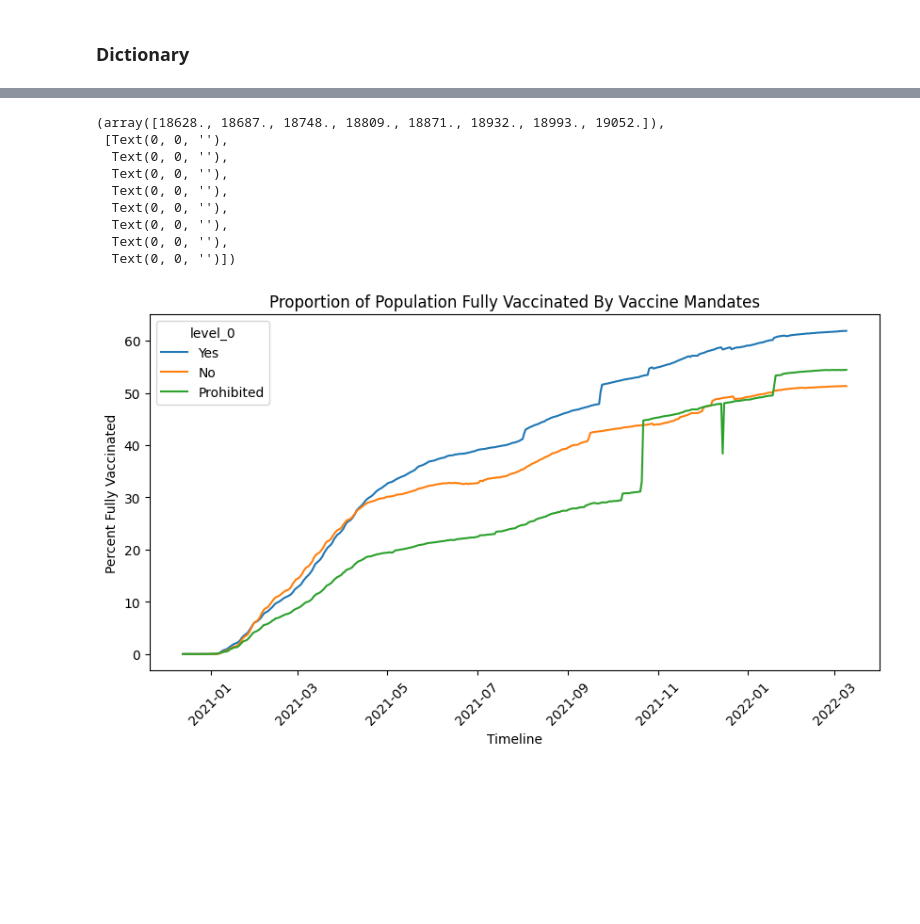
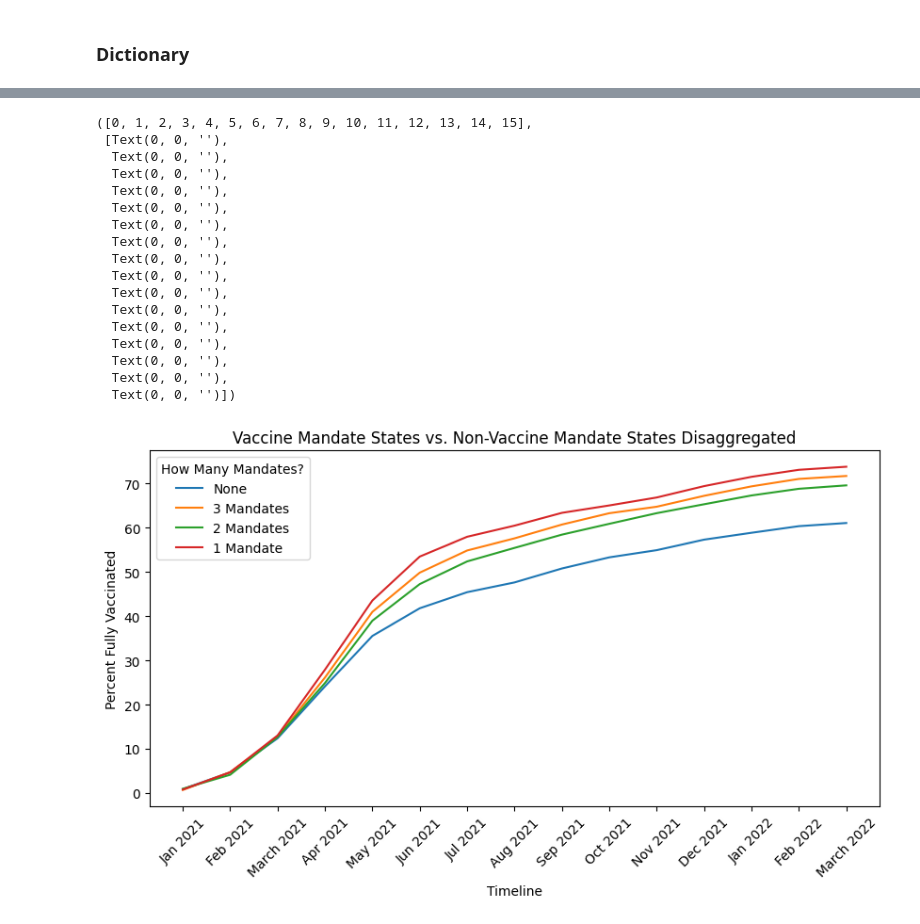
Before and after one commit to youribenadjaoud/mph-thesis, a Jupyter notebook: src/notebooks/domestic_exploration.ipynb, the cells around one changed output, grey strips where cells are left out. Drawn from its saved outputs; the diff is of its cells as text; code cells hidden in the pictures; blank space fills up the shorter version.

```diff
--- a/src/notebooks/domestic_exploration.ipynb
+++ b/src/notebooks/domestic_exploration.ipynb
@@ -147,0 +113,2 @@ vacc_all_jhu_pop[
+# %%
+vacc_final["Total"] = vacc_final["Total"].apply(pd.to_numeric)
@@ -148,14 +121,31 @@ vacc_all_jhu_pop[
+# %%
+# Assign a new column dependent on how many mandates each state had
+
+
+def label_mandate(row):
+    if row["Location"] in three_mandates:
+        return "3 Mandates"
+    elif row["Location"] in two_mandates:
+        return "2 Mandates"
+    elif row["Location"] in one_mandate:
+        return "1 Mandate"
+    return "None"
+
+
+vacc_final["How Many Mandates?"] = vacc_final.apply(
+    lambda row: label_mandate(row), axis=1
+)
 # %%
 # Pre-plot work to make graph prettier and df easier to work with
 
-vacc_all_jhu_pop["Month"] = pd.DatetimeIndex(vacc_all_jhu_pop["Date"]).month
-vacc_all_jhu_pop["Year"] = pd.DatetimeIndex(vacc_all_jhu_pop["Date"]).year
+vacc_final["Month"] = pd.DatetimeIndex(vacc_final["Date"]).month
+vacc_final["Year"] = pd.DatetimeIndex(vacc_final["Date"]).year
 
-vacc_all_jhu_pop["Month"] = vacc_all_jhu_pop["Month"].replace(
+vacc_final["Month"] = vacc_final["Month"].replace(
     {
         1: "Jan",
         2: "Feb",
-        3: "Mar",
+        3: "March",
         4: "Apr",
         5: "May",
         6: "Jun",
@@ -168,11 +158,9 @@ vacc_all_jhu_pop["Month"] = vacc_all_jhu_pop["Month"].replace(
     }
 )
 
-vacc_all_jhu_pop["Time"] = (
-    vacc_all_jhu_pop["Month"].astype(str) + " " + vacc_all_jhu_pop["Year"].astype(str)
+vacc_final["Time"] = (
+    vacc_final["Month"].astype(str) + " " + vacc_final["Year"].astype(str)
 )
-
-vacc_all_jhu_pop.rename(columns={"level_0": "Mandate?"}, inplace=True)
 # %%
 # JHU Vaccine Rates (based on Census 2019 Population) Plot
 
@@ -211,24 +199,35 @@ plt.xticks(rotation=45)
 # %%
-# CDC Vaccine Rates Plot
-# Something really weird going on here, need to double check raw data to see what is happening
+# JHU Vaccine Rates (based on Census 2019 Population) Dependent on Number of Mandates
 
 fig, ax = plt.subplots(figsize=(10, 5), dpi=100)
 
 sns.lineplot(
-    data=vacc_all_cdc, x="Date", y="Administered_Dose1_Pop_Pct", hue="level_0", ci=None
+    data=vacc_final,
+    x="Time",
+    y="People_Fully_Vaccinated",
+    hue="How Many Mandates?",
+    ci=None,
 )
 
 ax.set(xlabel="Timeline", ylabel="Percent Fully Vaccinated")
-ax.set(title="Proportion of Population Fully Vaccinated By Vaccine Mandates")
+ax.set(title="Vaccine Mandate States vs. Non-Vaccine Mandate States Disaggregated")
 plt.xticks(rotation=45)
 # %% [output]
-(array([18628., 18687., 18748., 18809., 18871., 18932., 18993., 19052.]),
+([0, 1, 2, 3, 4, 5, 6, 7, 8, 9, 10, 11, 12, 13, 14, 15],
  [Text(0, 0, ''),
   Text(0, 0, ''),
   Text(0, 0, ''),
   Text(0, 0, ''),
   Text(0, 0, ''),
   Text(0, 0, ''),
   Text(0, 0, ''),
+  Text(0, 0, ''),
+  Text(0, 0, ''),
+  Text(0, 0, ''),
+  Text(0, 0, ''),
+  Text(0, 0, ''),
+  Text(0, 0, ''),
+  Text(0, 0, ''),
+  Text(0, 0, ''),
   Text(0, 0, '')])
-[figure, old version]
+[figure, new version]
```
Also changed, not shown: parts of 18 cells of this notebook, 3 other files.
